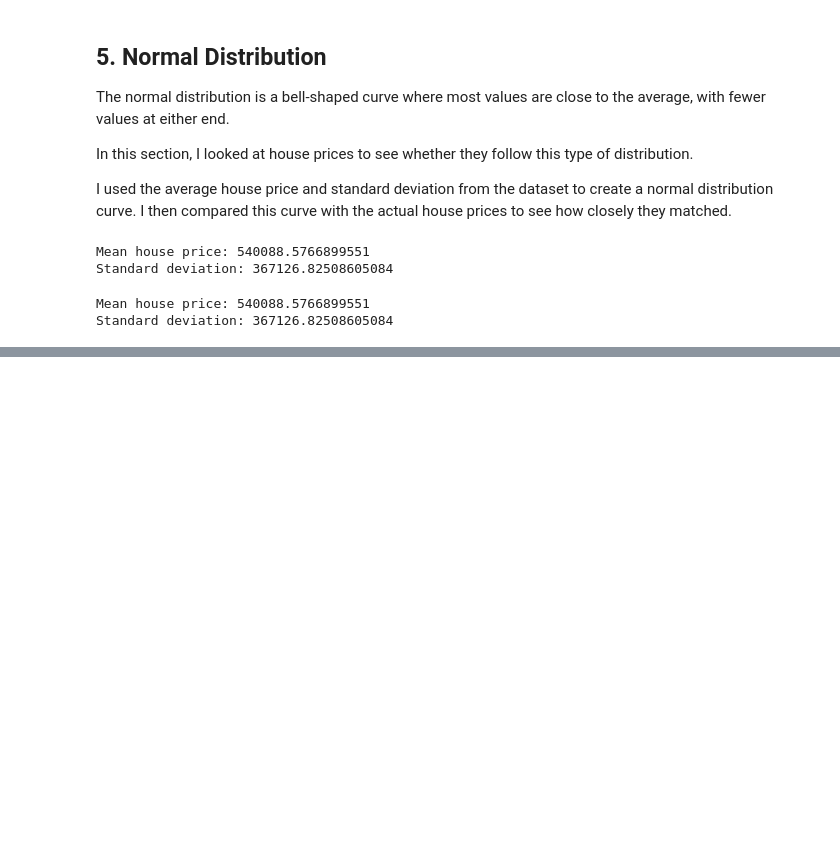
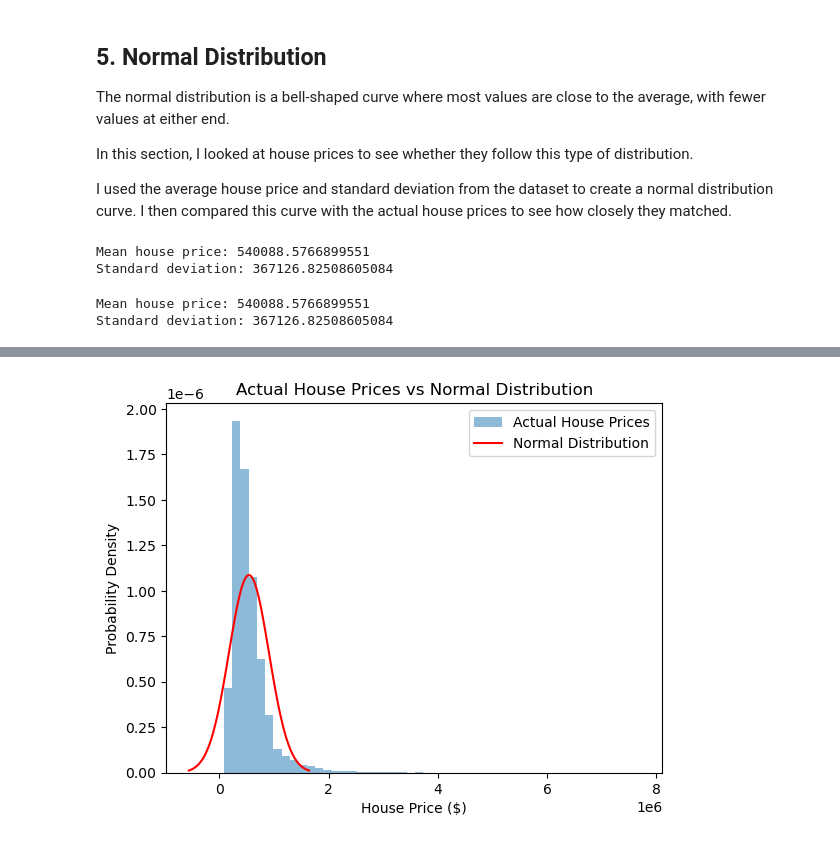
Before and after one commit to simo100000/Stats-for-Data-Analytics-, a Jupyter notebook: Housing_Statistics_CA1.ipynb, the cells around one changed output, grey strips where cells are left out. Saved outputs shown, nothing was run; the diff lists cells and outputs as text; code cells hidden in the pictures; blank space fills up the shorter version.

```diff
--- a/Housing_Statistics_CA1.ipynb
+++ b/Housing_Statistics_CA1.ipynb
@@ -426,0 +456,15 @@ Standard deviation: 367126.82508605084
+# %%
+# Compare actual house prices with the normal distribution
+
+plt.hist(df['price'], bins=50, density=True, alpha=0.5, label='Actual House Prices')
+
+plt.plot(x_normal, pdf_normal, color='red', label='Normal Distribution')
+
+plt.xlabel('House Price ($)')
+plt.ylabel('Probability Density')
+plt.title('Actual House Prices vs Normal Distribution')
+
+plt.legend()
+plt.show()
+# %% [output]
+[figure, added]
```
Also changed, not shown: parts of 9 cells of this notebook.
